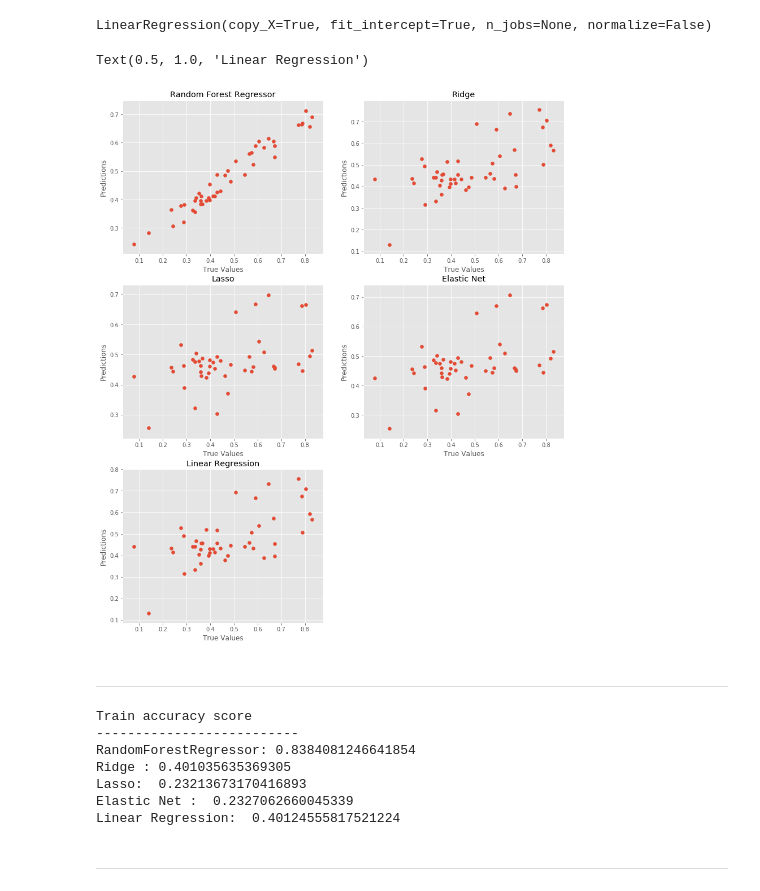
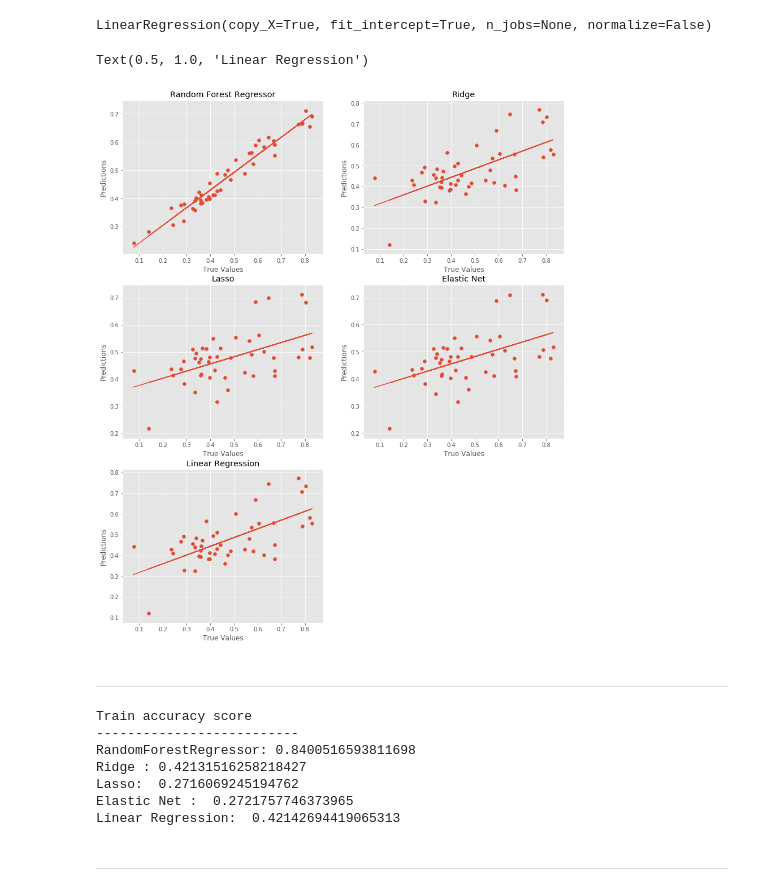
Before and after one commit to AdamMuhammad01/FinalProject_RepublicanAnalysisPredict, a Jupyter notebook: model.ipynb, the cells around one changed output. Cells and saved outputs as stored; diff of their text form; code cells hidden in the pictures.

```diff
--- a/model.ipynb
+++ b/model.ipynb
@@ -10,12 +10,13 @@ pri = pd.read_csv('primary_results.csv')
 # %%
 demo = demo[['fips','area_name','state_abbreviation','PST045214','RHI225214',
                              'RHI725214','RHI325214','RHI825214','EDU635213','EDU685213','INC110213','PVY020213','POP060210',
-                             'VET605213','HSD410213','NES010213','SBO315207','SBO215207','SBO415207','SBO015207','INC910213']]
+                             'VET605213','HSD410213','NES010213','SBO315207','SBO215207','SBO415207','SBO015207','INC910213',
+                             'BZA110213']]
 demo.rename(columns={'PST045214': 'Population','RHI225214':'Black','RHI725214':'Latino','RHI325214':'AmericanIndian',
                             'RHI825214':'White','EDU635213':'HighSchool','EDU685213':'Bachelors',
                              'INC110213':'MediHouseInc','PVY020213':'Kurang Mampu','POP060210':'Density','VET605213':'Veteran',
                             'HSD410213':'Rumah Tangga','NES010213':'Pengangguran','SBO315207':'BlackownFirm','SBO215207':'AsianowmFirm',
-                            'SBO415207':'LatinoownFirm','SBO015207':'WomenownFirm','INC910213':'incomepercapita'}, inplace=True)
+                            'SBO415207':'LatinoownFirm','SBO015207':'WomenownFirm','INC910213':'incomepercapita','BZA110213':'Privatenonfarmemployment'}, inplace=True)
 for col in demo.columns:
     print(col)
 # %% [output]
@@ -83,7 +84,7 @@ DNT.drop('index',axis=1, inplace=True)
 # %%
 #Select X for Prediction
 feature_cols = ['Population','Black','Latino','White','HighSchool','Bachelors','MediHouseInc','Kurang Mampu','Density','Veteran',
-                'Rumah Tangga','Pengangguran','AsianowmFirm','LatinoownFirm','WomenownFirm','incomepercapita']
+                'Rumah Tangga','Pengangguran','AsianowmFirm','LatinoownFirm','WomenownFirm','incomepercapita','Privatenonfarmemployment']
 X = DNT[feature_cols]
 
 #Select y for Prediction
@@ -100,7 +101,7 @@ from sklearn.ensemble import RandomForestRegressor
 # %% [markdown]
 ## Model
 # %%
-RFR = RandomForestRegressor(n_estimators=15000)
+RFR = RandomForestRegressor(n_estimators=100000)
 RID = Ridge(alpha=2.0, copy_X=True, fit_intercept=True, max_iter=100000,
       normalize=False, random_state=None, solver='auto', tol=0.001)
 LASS = Lasso(max_iter=100000)
@@ -118,10 +121,11 @@ LinearRegression(copy_X=True, fit_intercept=True, n_jobs=None, normalize=False)
 # %%
-
 plt.figure(figsize=(14,17))
 
 plt.subplot(321)
 p = RFR.predict(X)
 plt.scatter(y, p)
+b, m = polyfit(y, p, 1)
+plt.plot(y, b + m * y, '-')
 plt.xlabel('True Values')
 plt.ylabel('Predictions')
 plt.title('Random Forest Regressor')
@@ -129,36 +133,44 @@ plt.title('Random Forest Regressor')
 plt.subplot(322)
 pp = RID.predict(X)
 plt.scatter(y, pp)
+b, m = polyfit(y, pp, 1)
+plt.plot(y, b + m * y, '-')
 plt.xlabel('True Values')
 plt.ylabel('Predictions')
 plt.title('Ridge')
 
 
 plt.subplot(323)
 ppp = LASS.predict(X)
 plt.scatter(y, ppp)
+b, m = polyfit(y, ppp, 1)
+plt.plot(y, b + m * y, '-')
 plt.xlabel('True Values')
 plt.ylabel('Predictions')
 plt.title('Lasso')
 
 
 plt.subplot(324)
 pppp = ELA.predict(X)
 plt.scatter(y, pppp)
+b, m = polyfit(y, pppp, 1)
+plt.plot(y, b + m * y, '-')
 plt.xlabel('True Values')
 plt.ylabel('Predictions')
 plt.title('Elastic Net')
 
 
 plt.subplot(325)
 ppppp = LIN.predict(X)
 plt.scatter(y, ppppp)
+b, m = polyfit(y, ppppp, 1)
+plt.plot(y, b + m * y, '-')
 plt.xlabel('True Values')
 plt.ylabel('Predictions')
 plt.title('Linear Regression')
 # %% [output]
 Text(0.5, 1.0, 'Linear Regression')
-[figure, old version]
+[figure, new version]
 # %% [markdown]
 -------------------------------------------------
 # %%
@@ -172,11 +184,11 @@ print('Linear Regression: ',LIN.score(X,y))
 # %% [output]
 Train accuracy score
 --------------------------
-RandomForestRegressor: 0.8384081246641854
-Ridge : 0.401035635369305
-Lasso:  0.23213673170416893
-Elastic Net :  0.2327062660045339
-Linear Regression:  0.40124555817521224
+RandomForestRegressor: 0.8400516593811698
+Ridge : 0.42131516258218427
+Lasso:  0.2716069245194762
+Elastic Net :  0.2721757746373965
+Linear Regression:  0.42142694419065313
 # %% [markdown]
 ------------------------------------------------------------
 # %%
```
Also changed, not shown: parts of 20 cells of this notebook.
